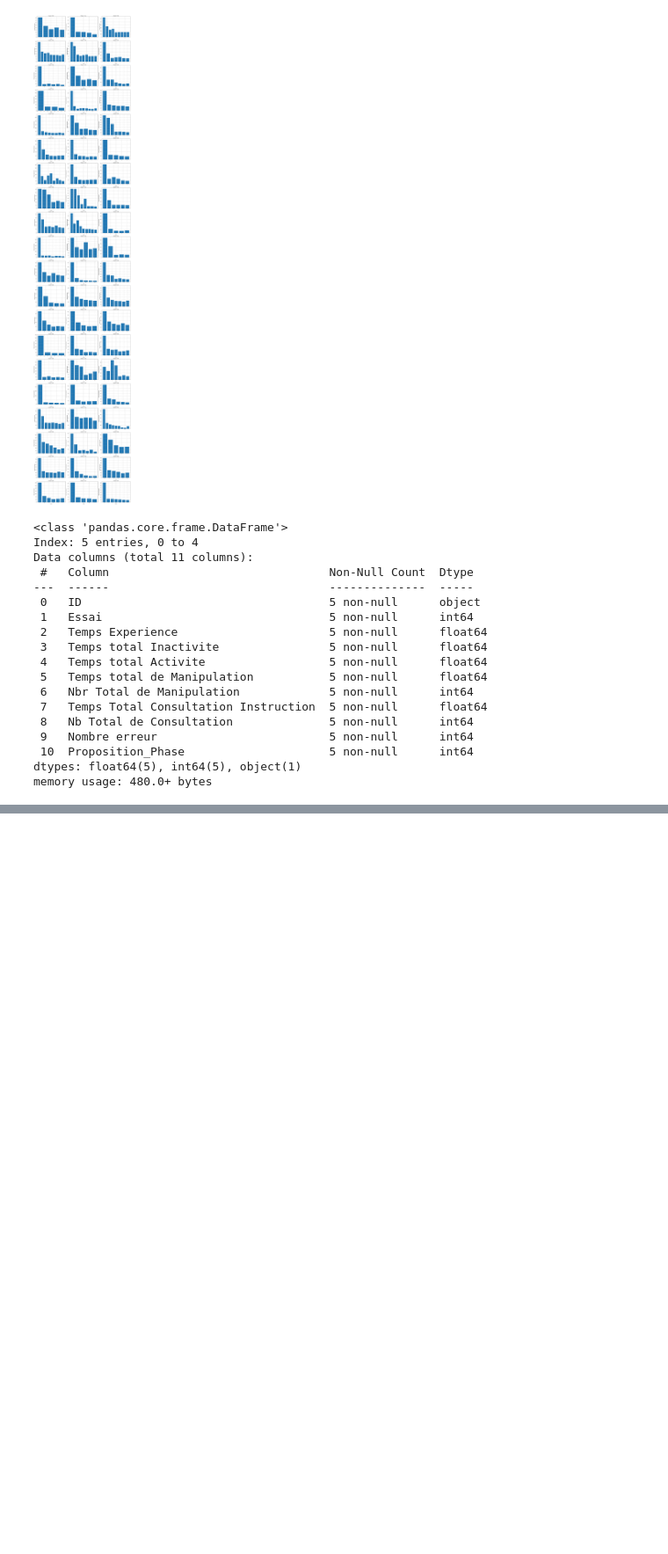
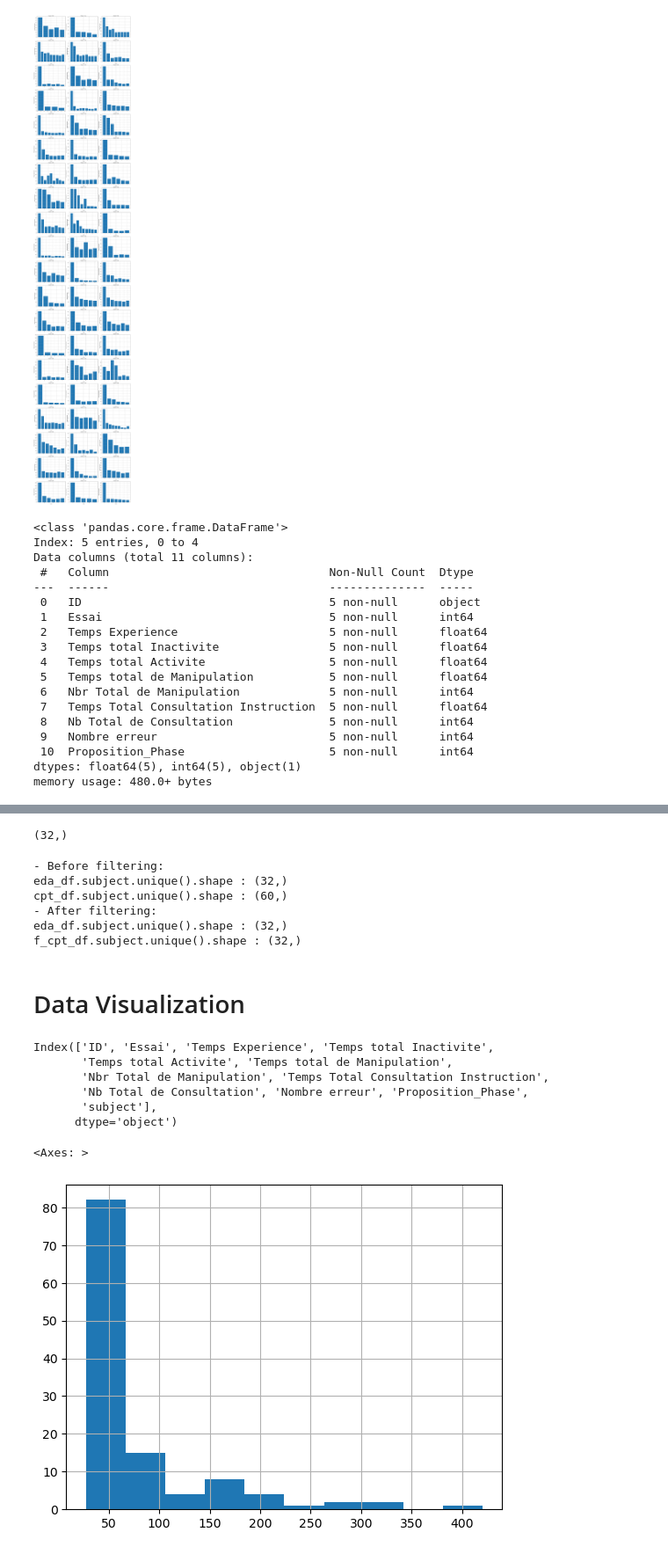
Before and after one commit to Momellouky/MentalWorkload-PhysiologicalSignals-ML_, a Jupyter notebook: src/notebooks/physio_and_cpt_signals.ipynb, the cells around one changed output, grey strips where cells are left out. Shown at 88% size. Saved outputs shown, nothing was run; the diff lists cells and outputs as text; code cells hidden in the pictures; blank space fills up the shorter version.

```diff
--- a/src/notebooks/physio_and_cpt_signals.ipynb
+++ b/src/notebooks/physio_and_cpt_signals.ipynb
@@ -143,6 +145,11 @@ bvp_df = pd.read_csv("./src/notebooks/data/BVP.csv", sep=';')
 acc_df = pd.read_csv("./src/notebooks/data/ACC.csv", sep=';')
 temp_df = pd.read_csv("./src/notebooks/data/TEMP.csv", sep=';')
 eda_df = pd.read_csv("./src/notebooks/data/EDA.csv", sep=';')
+# %%
+bvp_df = pd.read_csv("./src/notebooks/data/BVP.csv", sep=';')
+acc_df = pd.read_csv("./src/notebooks/data/ACC.csv", sep=';')
+temp_df = pd.read_csv("./src/notebooks/data/TEMP.csv", sep=';')
+eda_df = pd.read_csv("./src/notebooks/data/f_eda_df.csv", sep=';')
 # %%
 acc_df['magnitude'] = np.sqrt(acc_df['x_axis']**2 + acc_df['y_axis']**2 + acc_df['z_axis']**2)
 # %%
@@ -256,0 +287,4 @@ memory usage: 480.0+ bytes
+# %%
+# reformat the dataframe
+
+cpt_df['subject'] = cpt_df.ID.str.replace("ID", 'S')
@@ -256,0 +299,40 @@ memory usage: 480.0+ bytes
+# %%
+f_cpt_df = pd.DataFrame()
+
+for subject in eda_df.subject.unique() :
+    for trial in eda_df[eda_df['subject'] == subject].trial.unique() :
+        f_cpt_df = pd.concat([f_cpt_df, cpt_df[(cpt_df['subject'] == subject) & (cpt_df['Essai'] == trial)]])
+# %%
+f_cpt_df.subject.unique().shape
+# %% [output]
+(32,)
+# %%
+print("- Before filtering: ")
+print(f"eda_df.subject.unique().shape : {eda_df.subject.unique().shape}")
+print(f"cpt_df.subject.unique().shape : {cpt_df.subject.unique().shape}")
+print("- After filtering: ")
+print(f"eda_df.subject.unique().shape : {eda_df.subject.unique().shape}")
+print(f"f_cpt_df.subject.unique().shape : {f_cpt_df.subject.unique().shape}")
+# %% [output]
+- Before filtering:
+eda_df.subject.unique().shape : (32,)
+cpt_df.subject.unique().shape : (60,)
+- After filtering:
+eda_df.subject.unique().shape : (32,)
+f_cpt_df.subject.unique().shape : (32,)
+# %% [markdown]
+# Data Visualization
+# %%
+f_cpt_df.columns
+# %% [output]
+Index(['ID', 'Essai', 'Temps Experience', 'Temps total Inactivite',
+       'Temps total Activite', 'Temps total de Manipulation',
+       'Nbr Total de Manipulation', 'Temps Total Consultation Instruction',
+       'Nb Total de Consultation', 'Nombre erreur', 'Proposition_Phase',
+       'subject'],
+      dtype='object')
+# %%
+f_cpt_df['Temps Experience'].hist()
+# %% [output]
+<Axes: >
+[figure, added]
```
Also changed, not shown: parts of 113 cells of this notebook.
